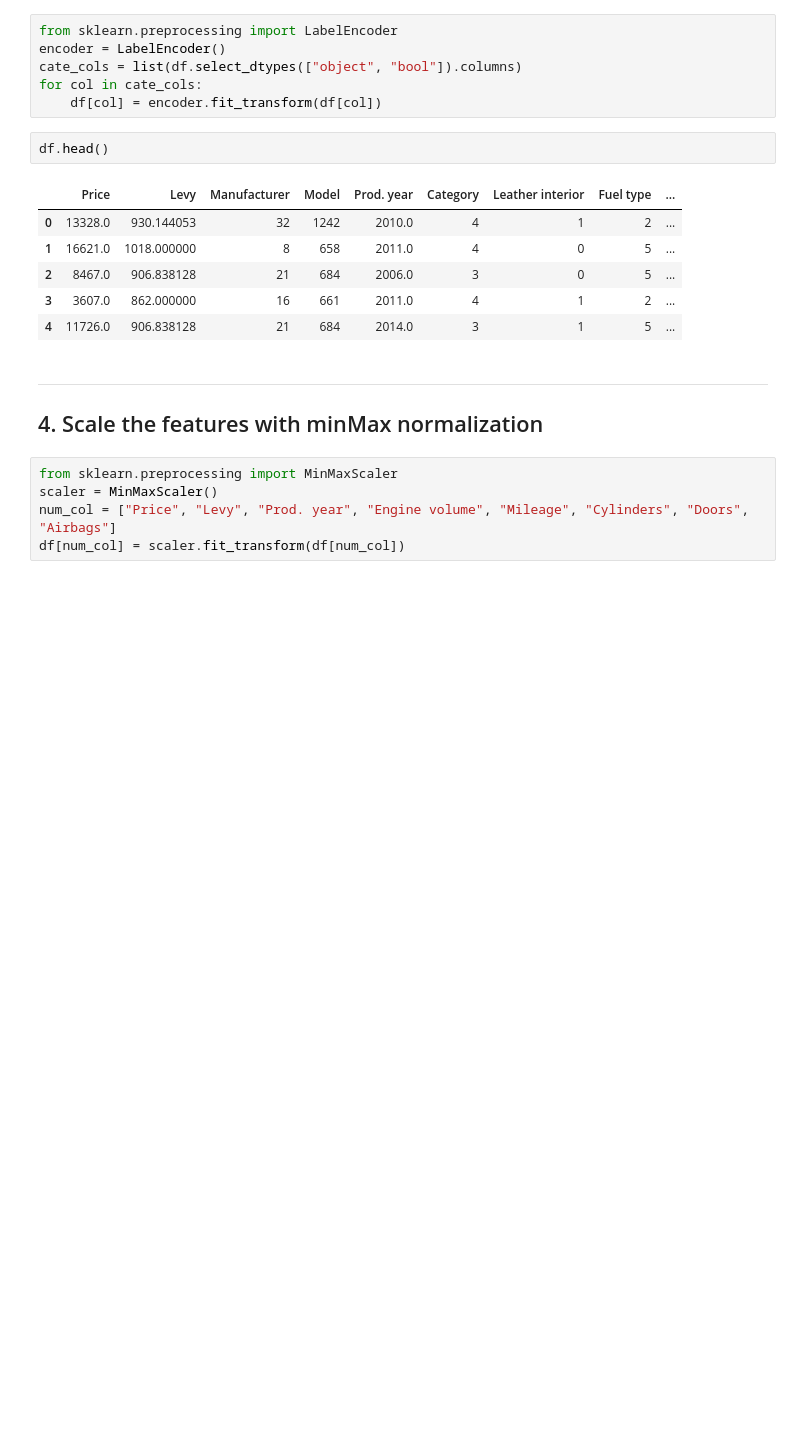
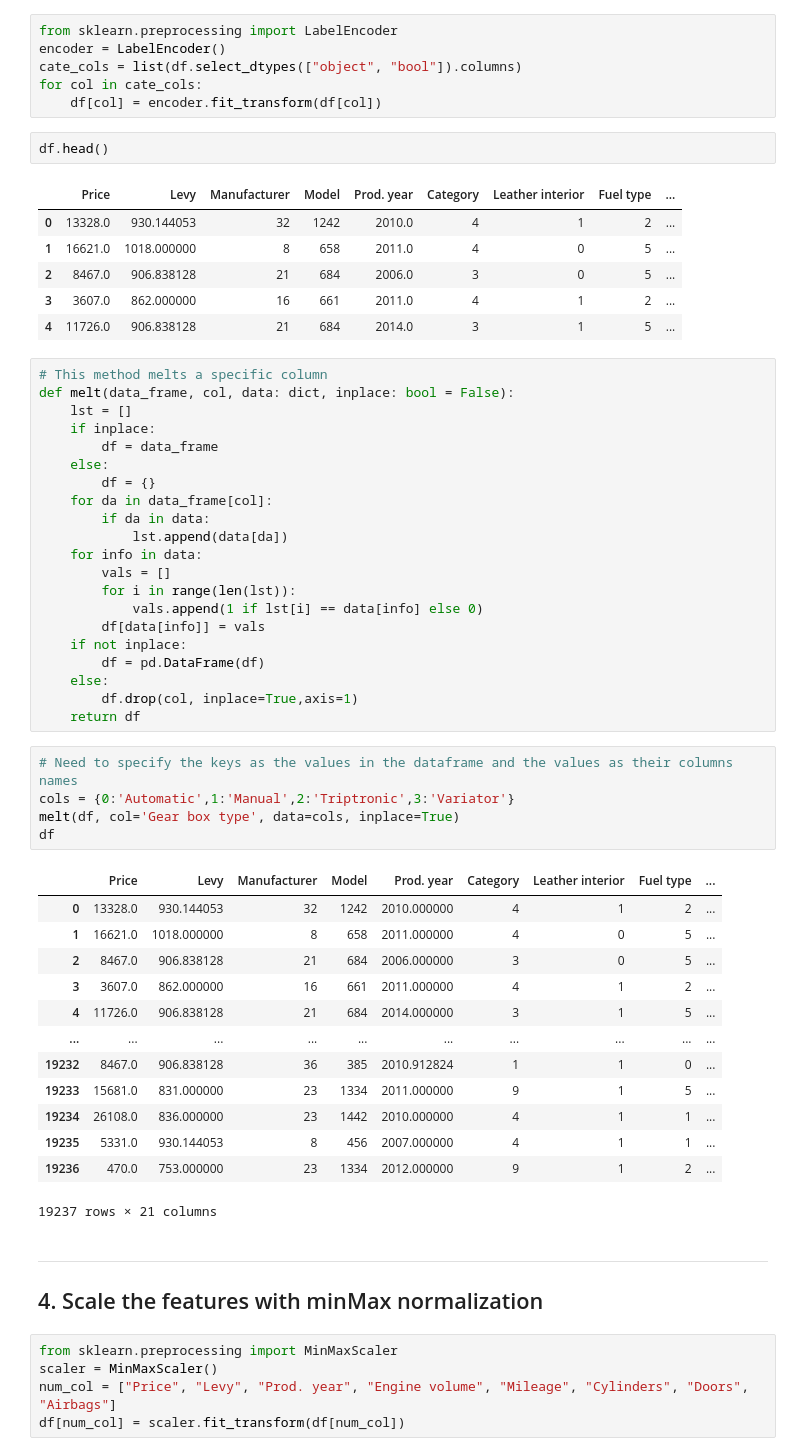
Before and after one commit to aLmktr/COMP3602-Project, a Jupyter notebook: 132962_132851.ipynb, the cells around one changed output. Drawn from its saved outputs; the diff is of its cells as text; blank space fills up the shorter version.

Commit message:
Added melt method Melted Gear box type column

```diff
--- a/132962_132851.ipynb
+++ b/132962_132851.ipynb
@@ -554,6 +554,46 @@ df.head()
 | 2 | 8467.0 | 906.838128 | 21 | 684 | 2006.0 | 3 | 0 | 5 | ... |
 | 3 | 3607.0 | 862.000000 | 16 | 661 | 2011.0 | 4 | 1 | 2 | ... |
 | 4 | 11726.0 | 906.838128 | 21 | 684 | 2014.0 | 3 | 1 | 5 | ... |
+# %%
+# This method melts a specific column
+def melt(data_frame, col, data: dict, inplace: bool = False):
+    lst = []
+    if inplace:
+        df = data_frame
+    else:
+        df = {}
+    for da in data_frame[col]:
+        if da in data:
+            lst.append(data[da])
+    for info in data:
+        vals = []
+        for i in range(len(lst)):
+            vals.append(1 if lst[i] == data[info] else 0)
+        df[data[info]] = vals
+    if not inplace:
+        df = pd.DataFrame(df)
+    else:
+        df.drop(col, inplace=True,axis=1)
+    return df
+# %%
+# Need to specify the keys as the values in the dataframe and the values as their columns names
+cols = {0:'Automatic',1:'Manual',2:'Triptronic',3:'Variator'}
+melt(df, col='Gear box type', data=cols, inplace=True)
+df
+# %% [output]
+|  | Price | Levy | Manufacturer | Model | Prod. year | Category | Leather interior | Fuel type | ... |
+| 0 | 13328.0 | 930.144053 | 32 | 1242 | 2010.000000 | 4 | 1 | 2 | ... |
+| 1 | 16621.0 | 1018.000000 | 8 | 658 | 2011.000000 | 4 | 0 | 5 | ... |
+| 2 | 8467.0 | 906.838128 | 21 | 684 | 2006.000000 | 3 | 0 | 5 | ... |
+| 3 | 3607.0 | 862.000000 | 16 | 661 | 2011.000000 | 4 | 1 | 2 | ... |
+| 4 | 11726.0 | 906.838128 | 21 | 684 | 2014.000000 | 3 | 1 | 5 | ... |
+| ... | ... | ... | ... | ... | ... | ... | ... | ... | ... |
+| 19232 | 8467.0 | 906.838128 | 36 | 385 | 2010.912824 | 1 | 1 | 0 | ... |
+| 19233 | 15681.0 | 831.000000 | 23 | 1334 | 2011.000000 | 9 | 1 | 5 | ... |
+| 19234 | 26108.0 | 836.000000 | 23 | 1442 | 2010.000000 | 4 | 1 | 1 | ... |
+| 19235 | 5331.0 | 930.144053 | 8 | 456 | 2007.000000 | 4 | 1 | 1 | ... |
+| 19236 | 470.0 | 753.000000 | 23 | 1334 | 2012.000000 | 9 | 1 | 2 | ... |
+19237 rows × 21 columns
 # %% [markdown]
 ---
 ## 4. Scale the features with minMax normalization<a id = "minMax"></a>
```
Also changed, not shown: parts of 10 cells of this notebook, 1 other file.
